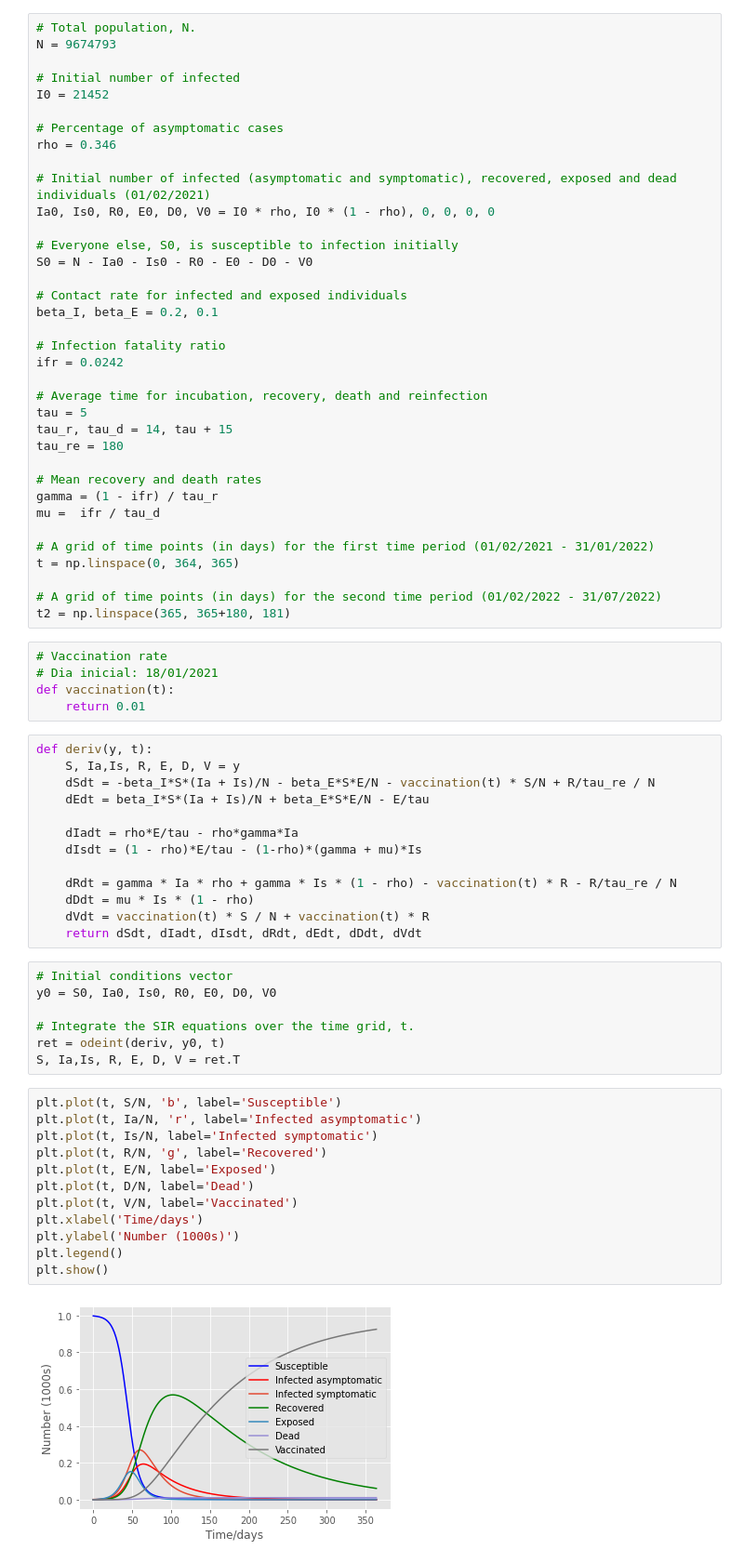
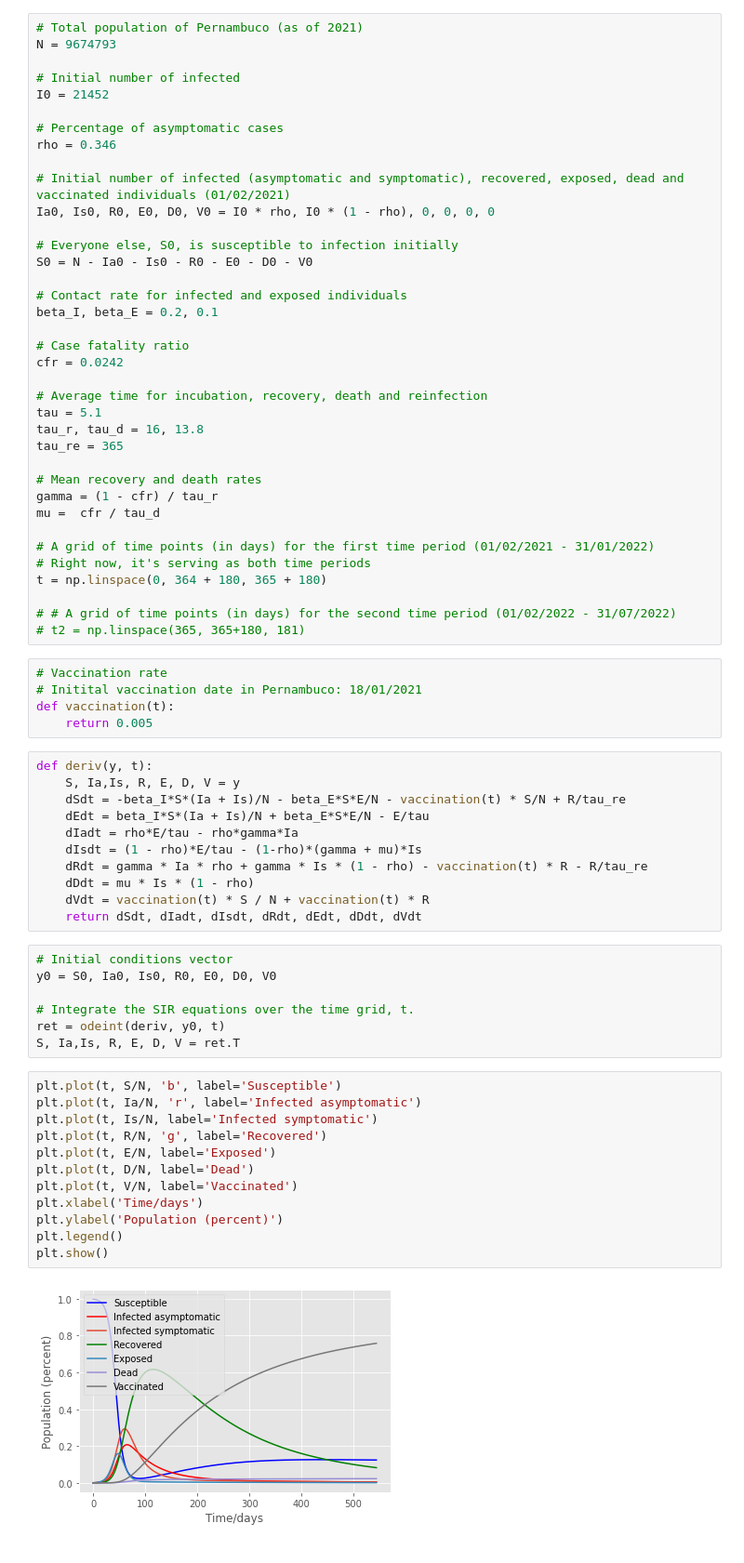
Before and after one commit to mulirow/projeto-metodos, a Jupyter notebook: p3/p3.ipynb, the cells around one changed output. Shown: that part at 93% size. Drawn from its saved outputs; the diff is of its cells as text.

```diff
--- a/p3/p3.ipynb
+++ b/p3/p3.ipynb
@@ -23,7 +40,7 @@ import matplotlib.pyplot as plt
 
 plt.style.use('ggplot')
 # %%
-# Total population, N.
+# Total population of Pernambuco (as of 2021)
 N = 9674793
 
 # Initial number of infected
@@ -32,7 +49,7 @@ I0 = 21452
 # Percentage of asymptomatic cases
 rho = 0.346
 
-# Initial number of infected (asymptomatic and symptomatic), recovered, exposed and dead individuals (01/02/2021)
+# Initial number of infected (asymptomatic and symptomatic), recovered, exposed, dead and vaccinated individuals (01/02/2021)
 Ia0, Is0, R0, E0, D0, V0 = I0 * rho, I0 * (1 - rho), 0, 0, 0, 0
 
 # Everyone else, S0, is susceptible to infection initially
@@ -41,38 +58,37 @@ S0 = N - Ia0 - Is0 - R0 - E0 - D0 - V0
 # Contact rate for infected and exposed individuals
 beta_I, beta_E = 0.2, 0.1
 
-# Infection fatality ratio
-ifr = 0.0242
+# Case fatality ratio
+cfr = 0.0242
 
 # Average time for incubation, recovery, death and reinfection
-tau = 5
-tau_r, tau_d = 14, tau + 15
-tau_re = 180
+tau = 5.1
+tau_r, tau_d = 16, 13.8
+tau_re = 365
 
 # Mean recovery and death rates
-gamma = (1 - ifr) / tau_r
-mu =  ifr / tau_d
+gamma = (1 - cfr) / tau_r
+mu =  cfr / tau_d
 
 # A grid of time points (in days) for the first time period (01/02/2021 - 31/01/2022)
-t = np.linspace(0, 364, 365)
+# Right now, it's serving as both time periods
+t = np.linspace(0, 364 + 180, 365 + 180)
 
-# A grid of time points (in days) for the second time period (01/02/2022 - 31/07/2022)
-t2 = np.linspace(365, 365+180, 181)
+# # A grid of time points (in days) for the second time period (01/02/2022 - 31/07/2022)
+# t2 = np.linspace(365, 365+180, 181)
 # %%
 # Vaccination rate
-# Dia inicial: 18/01/2021
+# Initital vaccination date in Pernambuco: 18/01/2021
 def vaccination(t):
-    return 0.01
+    return 0.005
 # %%
 def deriv(y, t):
     S, Ia,Is, R, E, D, V = y
-    dSdt = -beta_I*S*(Ia + Is)/N - beta_E*S*E/N - vaccination(t) * S/N + R/tau_re / N
+    dSdt = -beta_I*S*(Ia + Is)/N - beta_E*S*E/N - vaccination(t) * S/N + R/tau_re
     dEdt = beta_I*S*(Ia + Is)/N + beta_E*S*E/N - E/tau
-
     dIadt = rho*E/tau - rho*gamma*Ia
     dIsdt = (1 - rho)*E/tau - (1-rho)*(gamma + mu)*Is
-
-    dRdt = gamma * Ia * rho + gamma * Is * (1 - rho) - vaccination(t) * R - R/tau_re / N
+    dRdt = gamma * Ia * rho + gamma * Is * (1 - rho) - vaccination(t) * R - R/tau_re
     dDdt = mu * Is * (1 - rho)
     dVdt = vaccination(t) * S / N + vaccination(t) * R
     return dSdt, dIadt, dIsdt, dRdt, dEdt, dDdt, dVdt
@@ -86,14 +102,14 @@ S, Ia,Is, R, E, D, V = ret.T
 # %%
 plt.plot(t, S/N, 'b', label='Susceptible')
 plt.plot(t, Ia/N, 'r', label='Infected asymptomatic')
 plt.plot(t, Is/N, label='Infected symptomatic')
 plt.plot(t, R/N, 'g', label='Recovered')
 plt.plot(t, E/N, label='Exposed')
 plt.plot(t, D/N, label='Dead')
 plt.plot(t, V/N, label='Vaccinated')
 plt.xlabel('Time/days')
-plt.ylabel('Number (1000s)')
+plt.ylabel('Population (percent)')
 plt.legend()
 plt.show()
 # %% [output]
-[figure, old version]
+[figure, new version]
```
Also changed, not shown: parts of 9 cells of this notebook.
